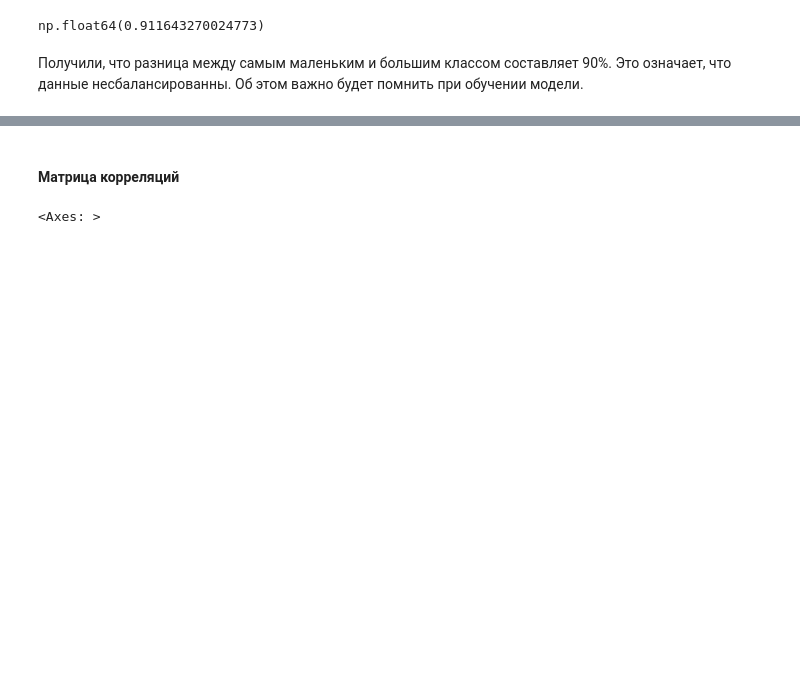
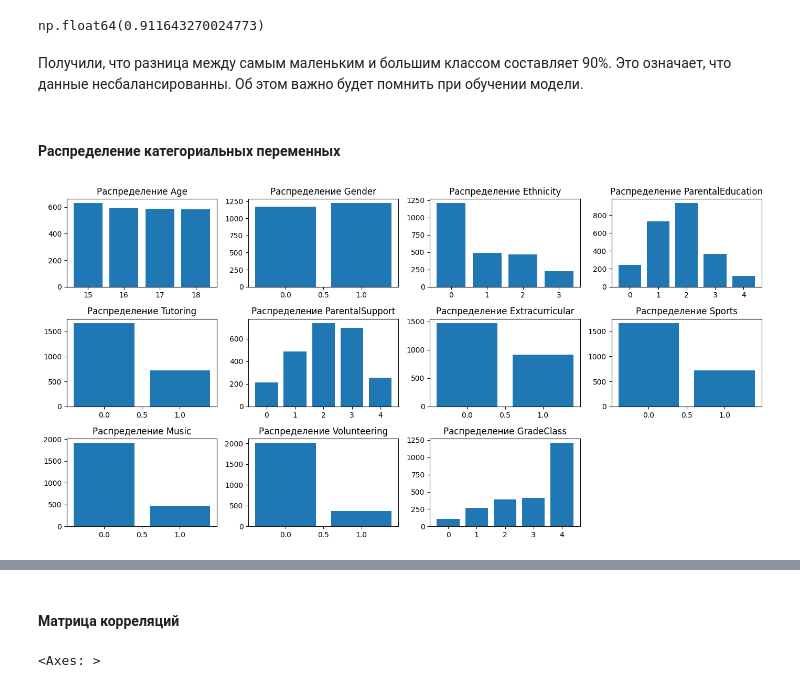
Before and after one commit to Tsygaika/Students-Performance, a Jupyter notebook: Students Performance.ipynb, the cells around one changed output, grey strips where cells are left out. Cells and saved outputs as stored; diff of their text form; code cells hidden in the pictures; blank space fills up the shorter version.

```diff
--- a/Students Performance.ipynb
+++ b/Students Performance.ipynb
@@ -85,3 +92,20 @@ mn_cat = df_std['GradeClass'].value_counts().idxmin()
 np.float64(0.911643270024773)
 # %% [markdown]
 Получили, что разница между самым маленьким и большим классом составляет 90%. Это означает, что данные несбалансированны. Об этом важно будет помнить при обучении модели.
+# %% [markdown]
+#### Распределение категориальных переменных
+# %%
+categorical = ['Age', 'Gender', 'Ethnicity', 'ParentalEducation', 'Tutoring', 'ParentalSupport', 'Extracurricular', 'Sports', 'Music', 'Volunteering', 'GradeClass']
+
+plt.figure(figsize = (14, 7))
+
+for i, feature in enumerate(categorical, 1):
+    plt.subplot(3, 4, i)
+    value_counts = df[feature].value_counts()
+    plt.bar(value_counts.index, value_counts.values)
+    plt.title(f'Распределение {feature}')
+
+plt.tight_layout()
+plt.show()
+# %% [output]
+[figure, added]
```
Also changed, not shown: parts of 15 cells of this notebook.
